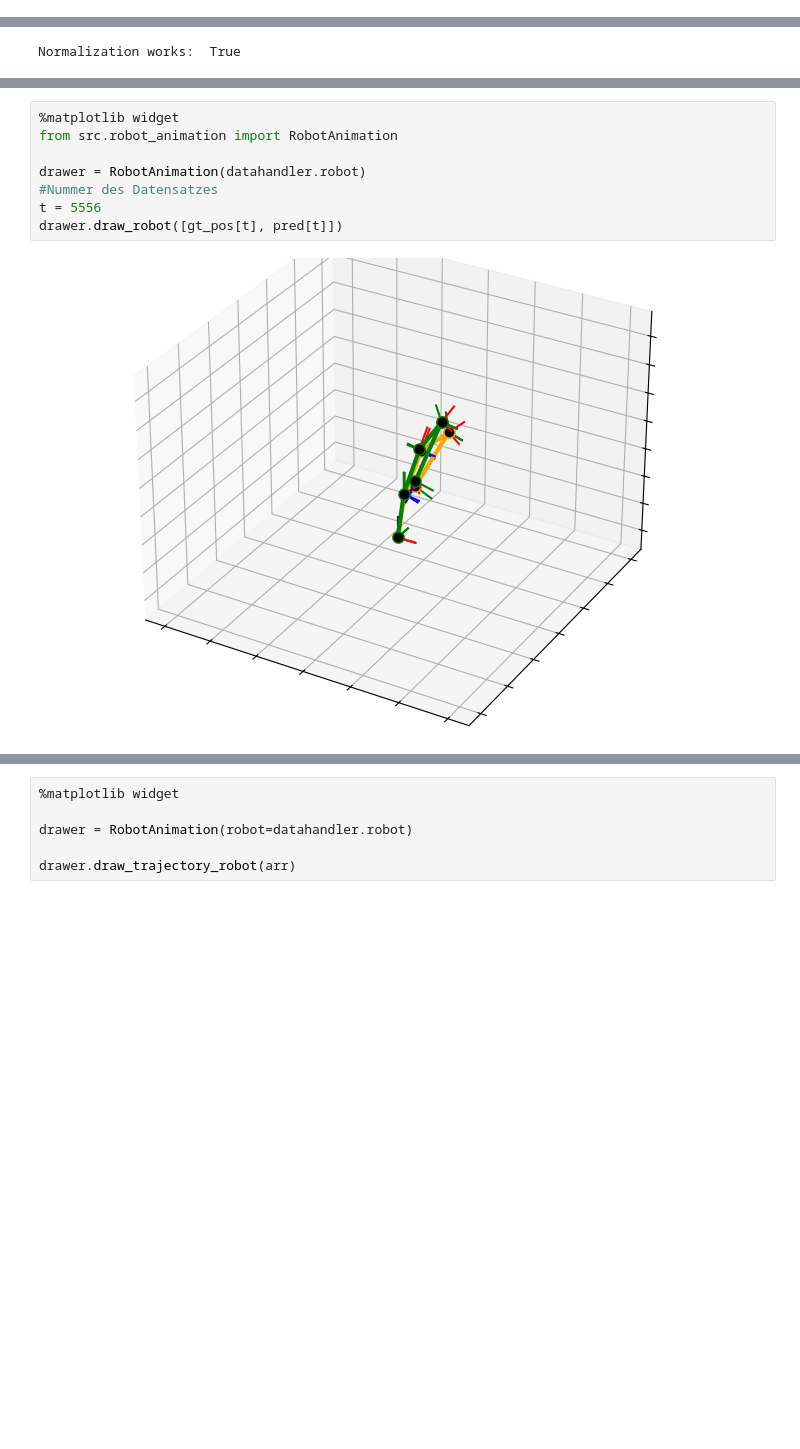
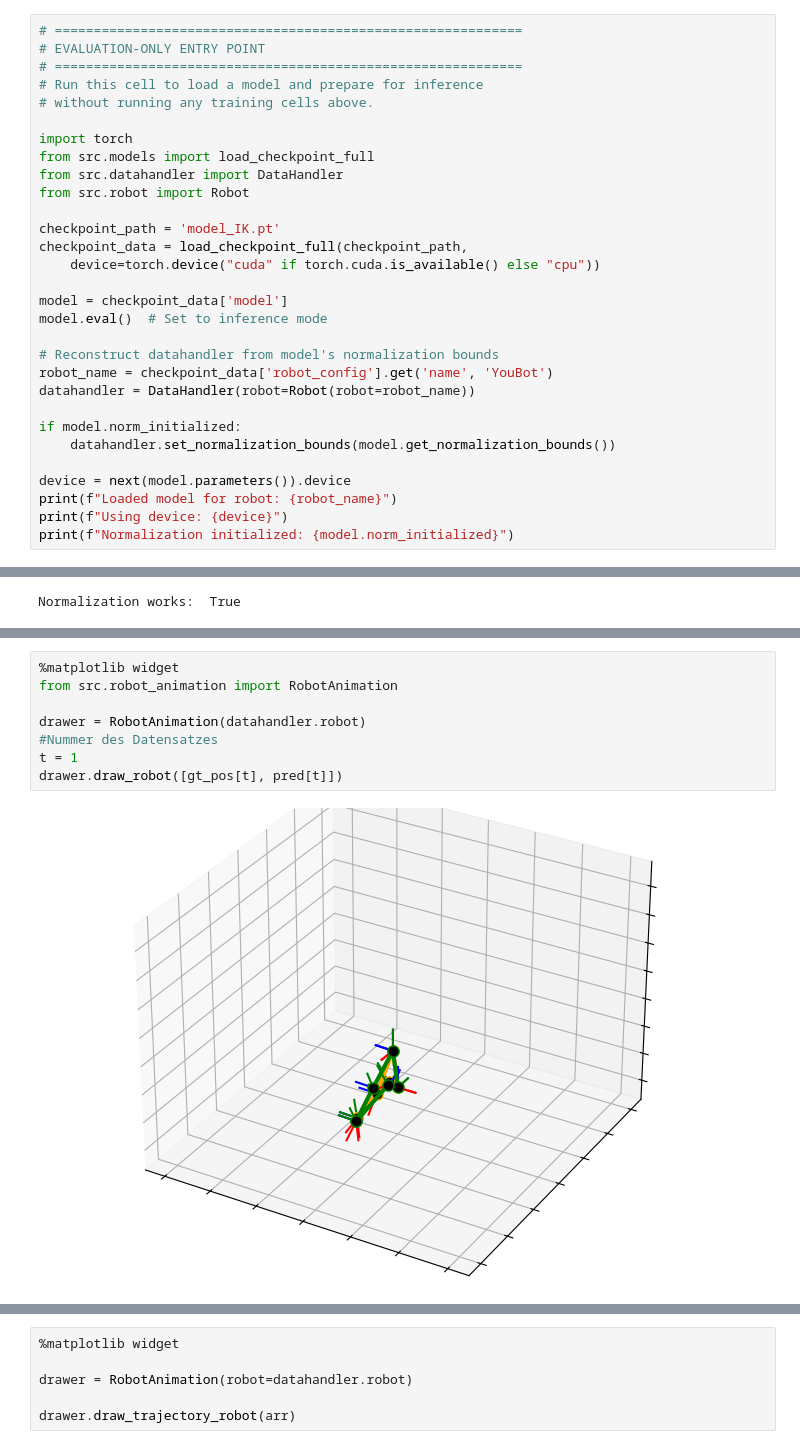
Before and after one commit to RoblabWh/DL-inversekinematic, a Jupyter notebook: 2-Deep Learning Inverse Kinematic.ipynb, the cells around one changed output, grey strips where cells are left out. Drawn from its saved outputs; the diff is of its cells as text; blank space fills up the shorter version.

```diff
--- a/2-Deep Learning Inverse Kinematic.ipynb
+++ b/2-Deep Learning Inverse Kinematic.ipynb
@@ -408,0 +446,30 @@ Nun wollen wir überprüfen ob unser Netz auch auf neuen Daten funktioniert. Daf
+# %%
+# ============================================================
+# EVALUATION-ONLY ENTRY POINT
+# ============================================================
+# Run this cell to load a model and prepare for inference
+# without running any training cells above.
+
+import torch
+from src.models import load_checkpoint_full
+from src.datahandler import DataHandler
+from src.robot import Robot
+
+checkpoint_path = 'model_IK.pt'
+checkpoint_data = load_checkpoint_full(checkpoint_path,
+    device=torch.device("cuda" if torch.cuda.is_available() else "cpu"))
+
+model = checkpoint_data['model']
+model.eval()  # Set to inference mode
+
+# Reconstruct datahandler from model's normalization bounds
+robot_name = checkpoint_data['robot_config'].get('name', 'YouBot')
+datahandler = DataHandler(robot=Robot(robot=robot_name))
+
+if model.norm_initialized:
+    datahandler.set_normalization_bounds(model.get_normalization_bounds())
+
+device = next(model.parameters()).device
+print(f"Loaded model for robot: {robot_name}")
+print(f"Using device: {device}")
+print(f"Normalization initialized: {model.norm_initialized}")
@@ -455,10 +546,10 @@ Wir können uns nun für einzelne Werte die Roboterstellungen für *Ground Truth
 # %%
 %matplotlib widget
 from src.robot_animation import RobotAnimation
 
 drawer = RobotAnimation(datahandler.robot)
 #Nummer des Datensatzes
-t = 5556
+t = 1
 drawer.draw_robot([gt_pos[t], pred[t]])
 # %% [output]
-[figure, old version]
+[figure, new version]
```
Also changed, not shown: parts of 73 cells of this notebook, 22 other files.
